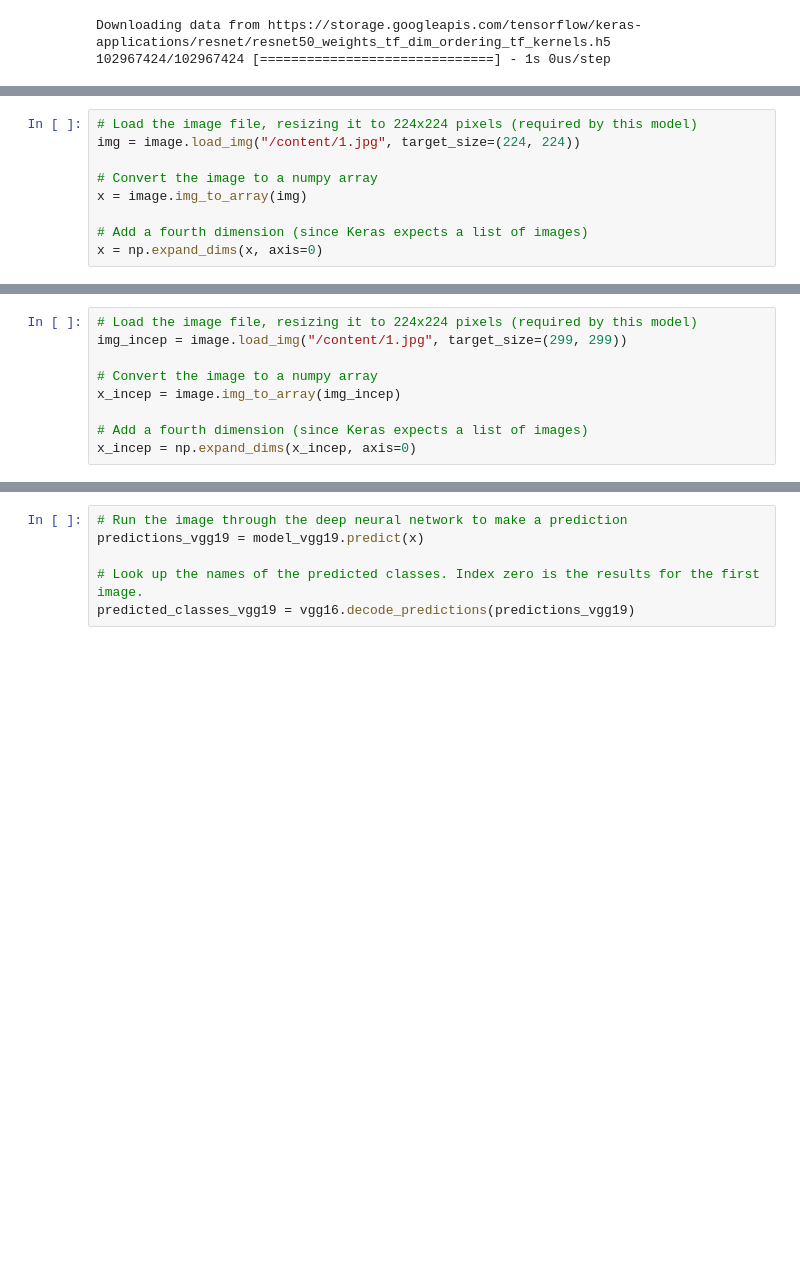
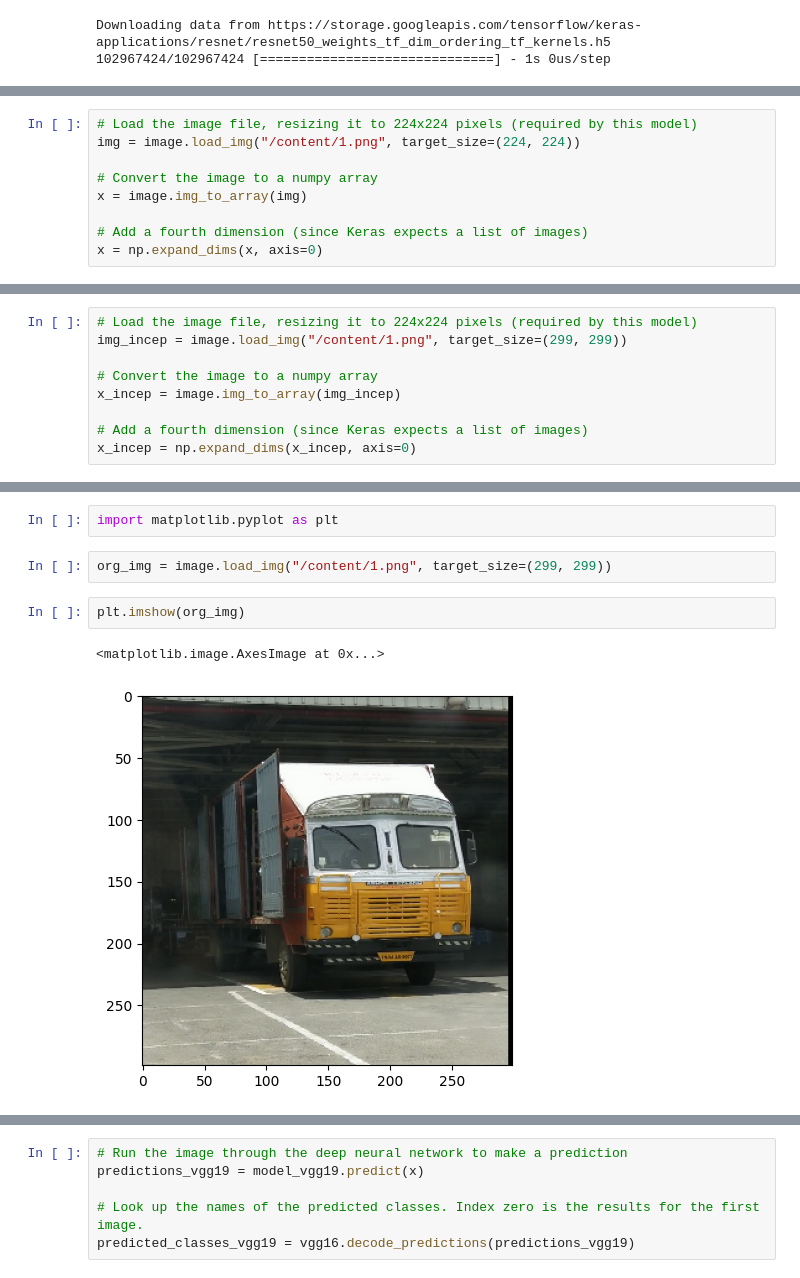
Before and after one commit to mohanrajmit/DL-Training, a Jupyter notebook: VggPretrained.ipynb, the cells around one changed output, grey strips where cells are left out. Saved outputs shown, nothing was run; the diff lists cells and outputs as text; blank space fills up the shorter version.

```diff
--- a/VggPretrained.ipynb
+++ b/VggPretrained.ipynb
@@ -74,6 +52,6 @@ _________________________________________________________________
 # %%
 # Load the image file, resizing it to 224x224 pixels (required by this model)
-img = image.load_img("/content/1.jpg", target_size=(224, 224))
+img = image.load_img("/content/1.png", target_size=(224, 224))
 
 # Convert the image to a numpy array
 x = image.img_to_array(img)
@@ -83,6 +65,6 @@ x = np.expand_dims(x, axis=0)
 # %%
 # Load the image file, resizing it to 224x224 pixels (required by this model)
-img_incep = image.load_img("/content/1.jpg", target_size=(299, 299))
+img_incep = image.load_img("/content/1.png", target_size=(299, 299))
 
 # Convert the image to a numpy array
 x_incep = image.img_to_array(img_incep)
@@ -116,3 +114,12 @@ predicted_classes_incep = vgg16.decode_predictions(predictions_incep)
+# %%
+import matplotlib.pyplot as plt
+# %%
+org_img = image.load_img("/content/1.png", target_size=(299, 299))
+# %%
+plt.imshow(org_img)
+# %% [output]
+<matplotlib.image.AxesImage at 0x...>
+[figure, added]
 # %%
 # Run the image through the deep neural network to make a prediction
 predictions_resnet = model_resnet.predict(x)
```
Also changed, not shown: parts of 14 cells of this notebook.
